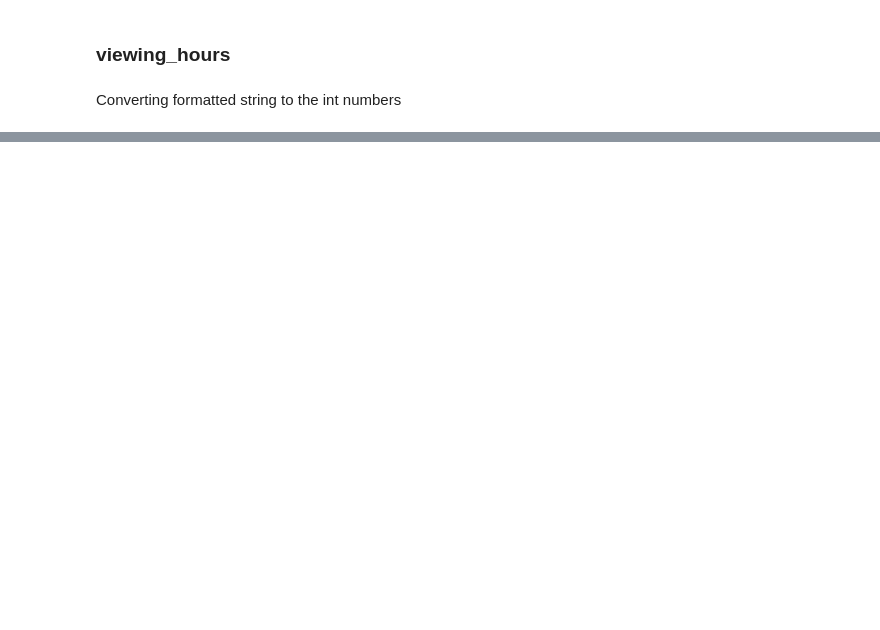
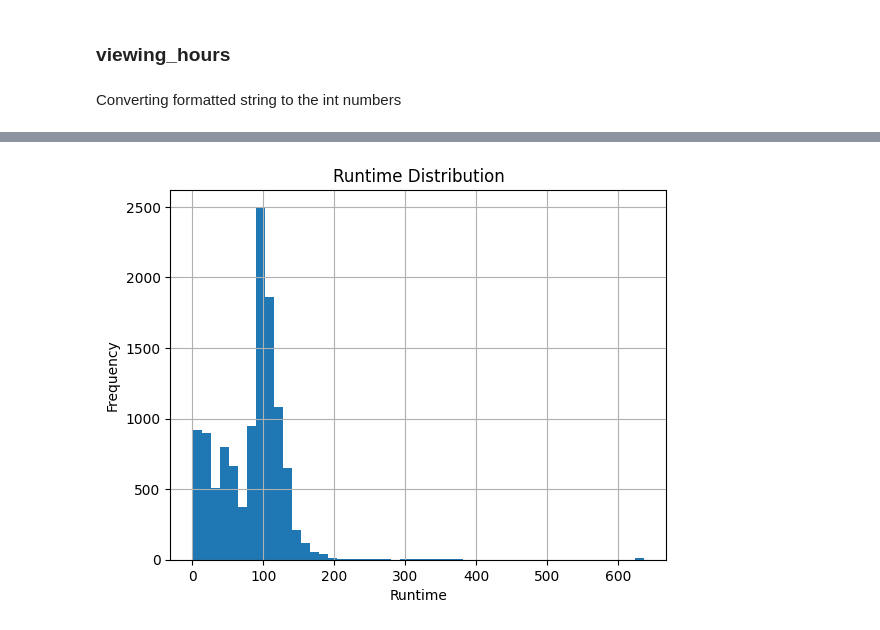
Before and after one commit to sinapordanesh/Machine-Learning-Projects, a Jupyter notebook: Netflix Secrets/data_analyziz.ipynb, the cells around one changed output, grey strips where cells are left out. Cells and saved outputs as stored; diff of their text form; code cells hidden in the pictures; blank space fills up the shorter version.

Commit message:
DA - 2
Binding 'runtime' columns for more user-friendly model inputs

```diff
--- a/Netflix Secrets/data_analyziz.ipynb
+++ b/Netflix Secrets/data_analyziz.ipynb
@@ -187,0 +197,2 @@ training_df['viewing_hours'] = training_df['viewing_hours'].str.replace(',', '')
+# %%
+training_df.rename(columns={'release_date': 'release_month'}, inplace=True)
@@ -187,0 +201,6 @@ training_df['viewing_hours'] = training_df['viewing_hours'].str.replace(',', '')
+# %%
+# Impute with median
+median_month = training_df['release_month'].median()
+training_df['release_month'].fillna(median_month, inplace=True)
+# %%
+training_df['release_month'] = training_df['release_month'].astype(int)
@@ -187,0 +210,6 @@ training_df['viewing_hours'] = training_df['viewing_hours'].str.replace(',', '')
+# %%
+# Use a regular expression to remove non-numeric characters (except NaN values)
+training_df['runtime'] = training_df['runtime'].str.extract('(\d+)', expand=False)
+
+# Convert to numeric (Int64 to handle NaN)
+training_df['runtime'] = pd.to_numeric(training_df['runtime'], errors='coerce', downcast='integer')
@@ -187,0 +234,11 @@ training_df['viewing_hours'] = training_df['viewing_hours'].str.replace(',', '')
+# %%
+import matplotlib.pyplot as plt
+
+# Assuming 'runtime' column is already converted to numeric
+training_df['runtime'].dropna().hist(bins=50)
+plt.title('Runtime Distribution')
+plt.xlabel('Runtime')
+plt.ylabel('Frequency')
+plt.show()
+# %% [output]
+[figure, added]
```
Also changed, not shown: parts of 20 cells of this notebook, 1 other file.
